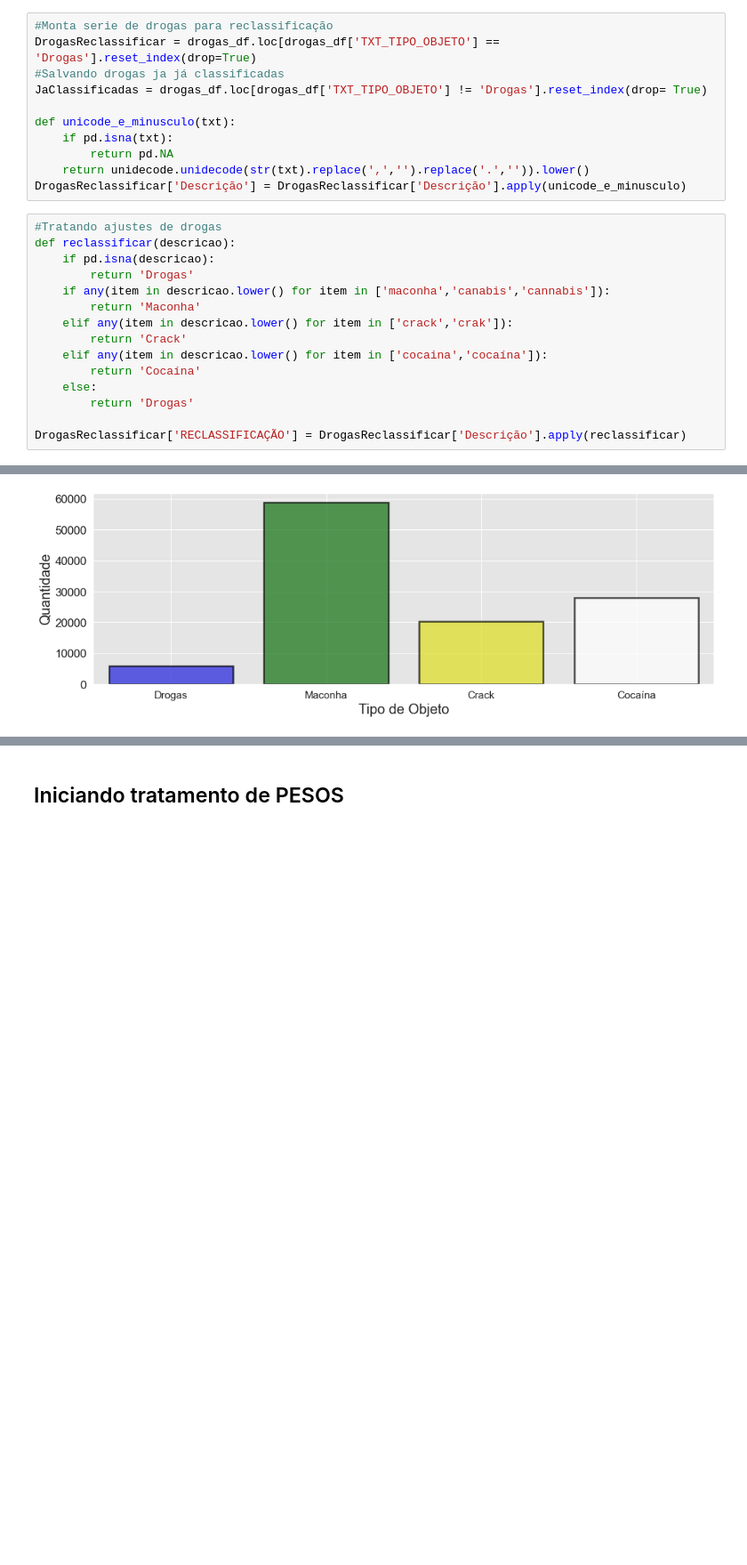
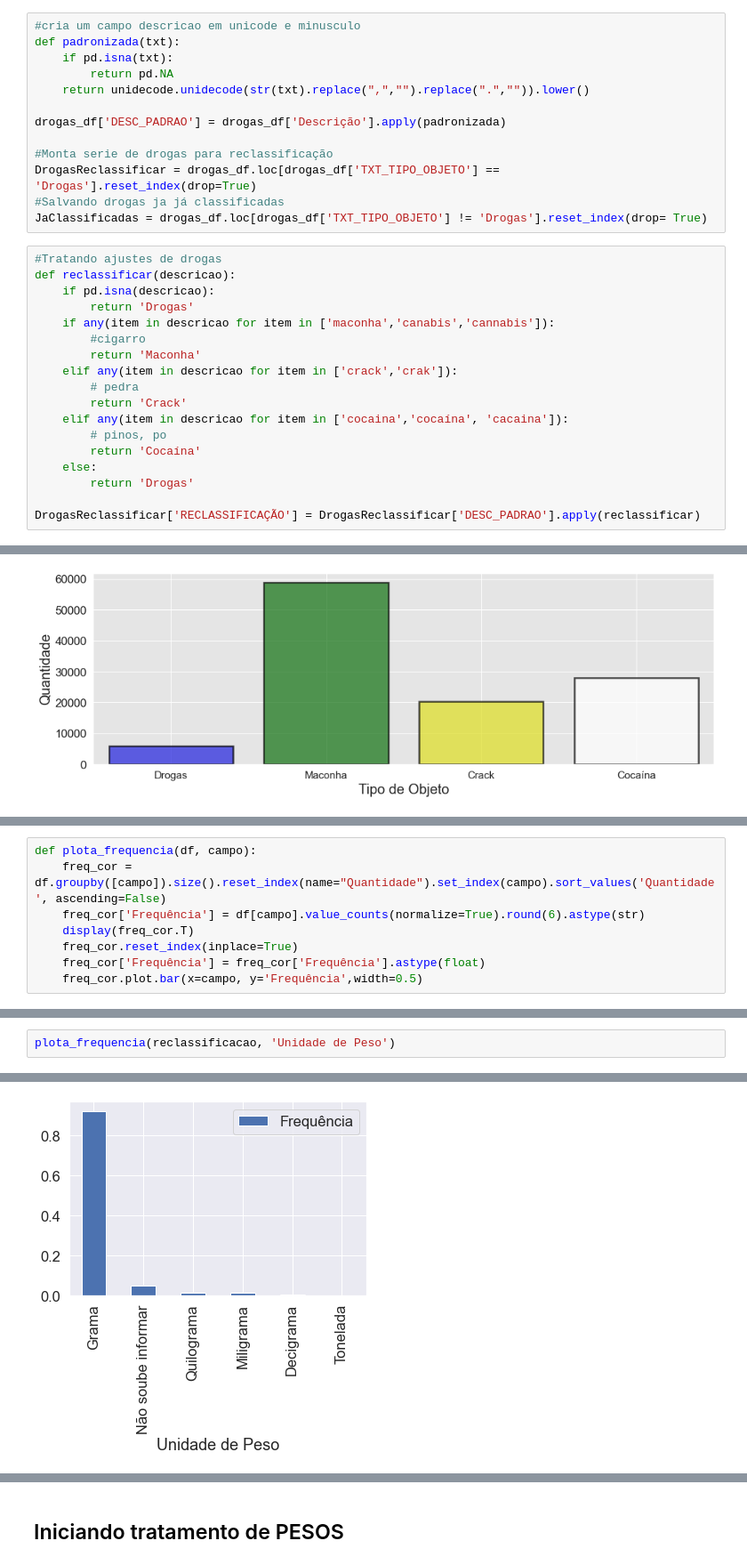
Before and after one commit to giuliannocappellari/Grafos, a Jupyter notebook: Indicadores/Drogas_Reclassificacao.ipynb, the cells around one changed output, grey strips where cells are left out. Shown at 89% size. Drawn from its saved outputs; the diff is of its cells as text; blank space fills up the shorter version.

```diff
--- a/Indicadores/Drogas_Reclassificacao.ipynb
+++ b/Indicadores/Drogas_Reclassificacao.ipynb
@@ -112,31 +112,36 @@ cores2[['Cocaína', 'Crack', 'Drogas', 'Maconha']].head()
 | Quantidade | 20063 | 14476 | 37528 | 41164 |
 | % | 0.177186 | 0.127845 | 0.331429 | 0.36354 |
 # %%
+#cria um campo descricao em unicode e minusculo
+def padronizada(txt):
+    if pd.isna(txt):
+        return pd.NA
+    return unidecode.unidecode(str(txt).replace(",","").replace(".","")).lower()
+
+drogas_df['DESC_PADRAO'] = drogas_df['Descrição'].apply(padronizada)
+
 #Monta serie de drogas para reclassificação
 DrogasReclassificar = drogas_df.loc[drogas_df['TXT_TIPO_OBJETO'] == 'Drogas'].reset_index(drop=True)
 #Salvando drogas ja já classificadas
 JaClassificadas = drogas_df.loc[drogas_df['TXT_TIPO_OBJETO'] != 'Drogas'].reset_index(drop= True)
-
-def unicode_e_minusculo(txt):
-    if pd.isna(txt):
-        return pd.NA
-    return unidecode.unidecode(str(txt).replace(',','').replace('.','')).lower()
-DrogasReclassificar['Descrição'] = DrogasReclassificar['Descrição'].apply(unicode_e_minusculo)
 # %%
 #Tratando ajustes de drogas
 def reclassificar(descricao):
     if pd.isna(descricao):
         return 'Drogas'
-    if any(item in descricao.lower() for item in ['maconha','canabis','cannabis']):
+    if any(item in descricao for item in ['maconha','canabis','cannabis']):
+        #cigarro
         return 'Maconha'
-    elif any(item in descricao.lower() for item in ['crack','crak']):
+    elif any(item in descricao for item in ['crack','crak']):
+        # pedra
         return 'Crack'
-    elif any(item in descricao.lower() for item in ['cocaina','cocaína']):
+    elif any(item in descricao for item in ['cocaina','cocaína', 'cacaina']):
+        # pinos, po
         return 'Cocaína'
     else:
         return 'Drogas'
 
-DrogasReclassificar['RECLASSIFICAÇÃO'] = DrogasReclassificar['Descrição'].apply(reclassificar)
+DrogasReclassificar['RECLASSIFICAÇÃO'] = DrogasReclassificar['DESC_PADRAO'].apply(reclassificar)
 # %%
 #Junta novamente com as drogas já classificadas e seta a reclassificacao para o dado anterior
 reclassificacao = pd.concat([DrogasReclassificar, JaClassificadas])
@@ -189,0 +209,8 @@ reclassificacao.head(5)
+# %%
+def plota_frequencia(df, campo):
+    freq_cor = df.groupby([campo]).size().reset_index(name="Quantidade").set_index(campo).sort_values('Quantidade', ascending=False)
+    freq_cor['Frequência'] = df[campo].value_counts(normalize=True).round(6).astype(str)
+    display(freq_cor.T)
+    freq_cor.reset_index(inplace=True)
+    freq_cor['Frequência'] = freq_cor['Frequência'].astype(float)
+    freq_cor.plot.bar(x=campo, y='Frequência',width=0.5)
@@ -189,0 +219,3 @@ reclassificacao.head(5)
+# %%
+plota_frequencia(reclassificacao, 'Unidade de Peso')
+# %% [output]
@@ -189,0 +225 @@ reclassificacao.head(5)
+[figure, added]
```
Also changed, not shown: parts of 16 cells of this notebook, 1 other file.
